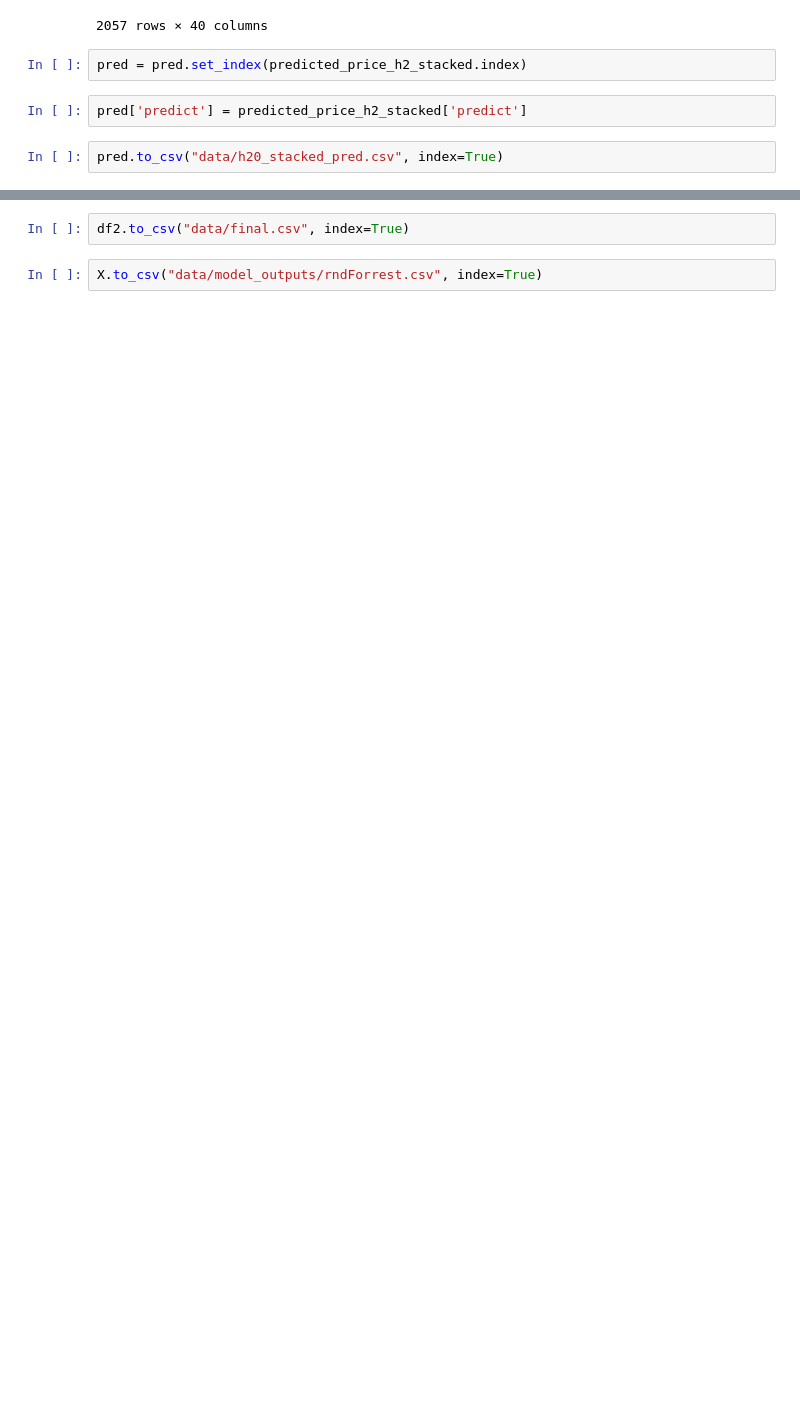
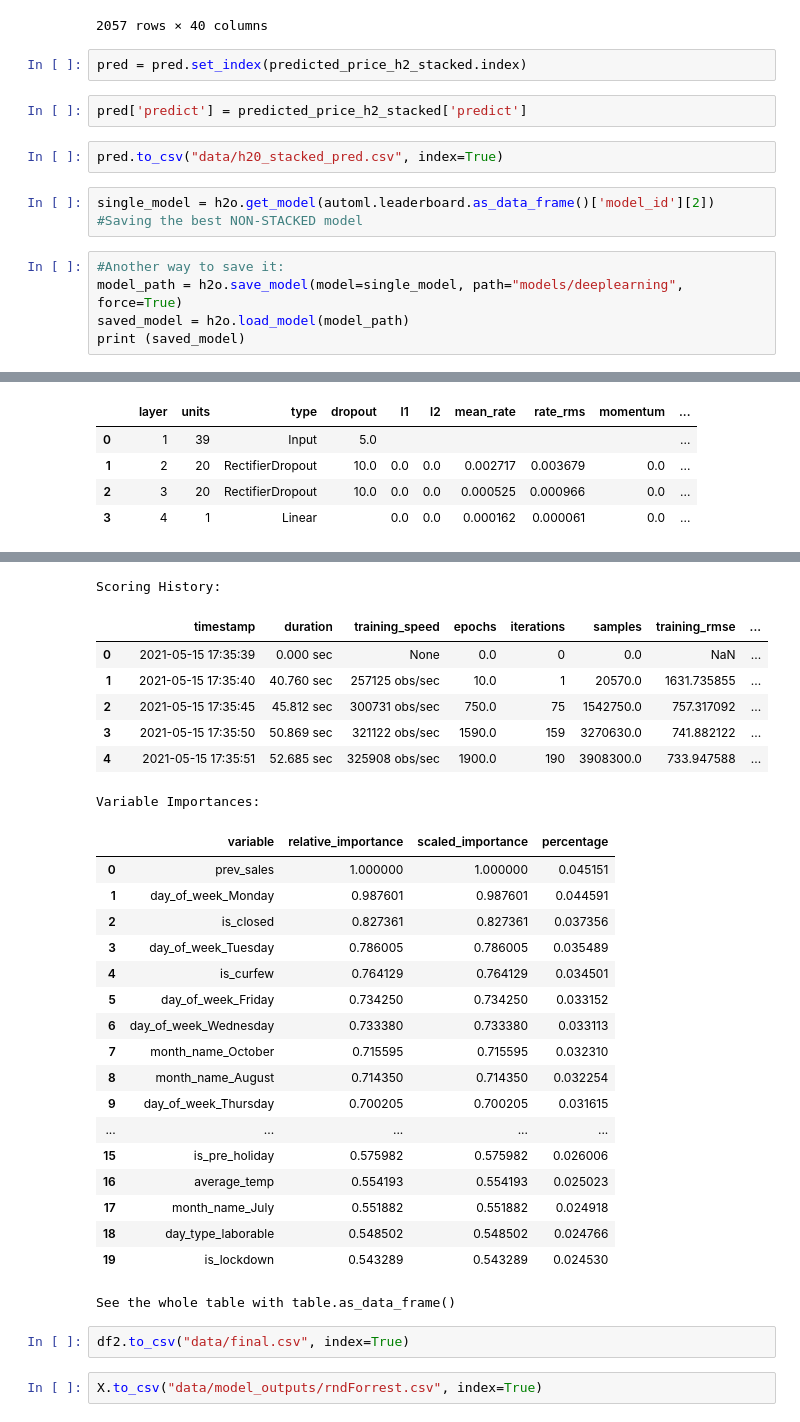
Before and after one commit to FranLeston/CityPlayForecast, a Jupyter notebook: 5-merge_data.ipynb, the cells around one changed output, grey strips where cells are left out. Saved outputs shown, nothing was run; the diff lists cells and outputs as text; blank space fills up the shorter version.

```diff
--- a/5-merge_data.ipynb
+++ b/5-merge_data.ipynb
@@ -538,3 +538,11 @@ pred = pred.set_index(predicted_price_h2_stacked.index)
 pred['predict'] = predicted_price_h2_stacked['predict']
 # %%
 pred.to_csv("data/h20_stacked_pred.csv", index=True)
+# %%
+single_model = h2o.get_model(automl.leaderboard.as_data_frame()['model_id'][2]) #Saving the best NON-STACKED model
+# %%
+#Another way to save it:
+model_path = h2o.save_model(model=single_model, path="models/deeplearning", force=True)
+saved_model = h2o.load_model(model_path)
+print (saved_model)
+# %% [output]
@@ -540,0 +556,5 @@ pred.to_csv("data/h20_stacked_pred.csv", index=True)
+|  |  | layer | units | type | dropout | l1 | l2 | mean_rate | rate_rms | momentum | ... |
+| 0 |  | 1 | 39 | Input | 5.0 |  |  |  |  |  | ... |
+| 1 |  | 2 | 20 | RectifierDropout | 10.0 | 0.0 | 0.0 | 0.002717 | 0.003679 | 0.0 | ... |
+| 2 |  | 3 | 20 | RectifierDropout | 10.0 | 0.0 | 0.0 | 0.000525 | 0.000966 | 0.0 | ... |
+| 3 |  | 4 | 1 | Linear |  | 0.0 | 0.0 | 0.000162 | 0.000061 | 0.0 | ... |
@@ -541,3 +588,29 @@ pred.to_csv("data/h20_stacked_pred.csv", index=True)
+Scoring History:
+|  |  | timestamp | duration | training_speed | epochs | iterations | samples | training_rmse | ... |
+| 0 |  | 2021-05-15 17:35:39 | 0.000 sec | None | 0.0 | 0 | 0.0 | NaN | ... |
+| 1 |  | 2021-05-15 17:35:40 | 40.760 sec | 257125 obs/sec | 10.0 | 1 | 20570.0 | 1631.735855 | ... |
+| 2 |  | 2021-05-15 17:35:45 | 45.812 sec | 300731 obs/sec | 750.0 | 75 | 1542750.0 | 757.317092 | ... |
+| 3 |  | 2021-05-15 17:35:50 | 50.869 sec | 321122 obs/sec | 1590.0 | 159 | 3270630.0 | 741.882122 | ... |
+| 4 |  | 2021-05-15 17:35:51 | 52.685 sec | 325908 obs/sec | 1900.0 | 190 | 3908300.0 | 733.947588 | ... |
+Variable Importances:
+|  | variable | relative_importance | scaled_importance | percentage |
+| 0 | prev_sales | 1.000000 | 1.000000 | 0.045151 |
+| 1 | day_of_week_Monday | 0.987601 | 0.987601 | 0.044591 |
+| 2 | is_closed | 0.827361 | 0.827361 | 0.037356 |
+| 3 | day_of_week_Tuesday | 0.786005 | 0.786005 | 0.035489 |
+| 4 | is_curfew | 0.764129 | 0.764129 | 0.034501 |
+| 5 | day_of_week_Friday | 0.734250 | 0.734250 | 0.033152 |
+| 6 | day_of_week_Wednesday | 0.733380 | 0.733380 | 0.033113 |
+| 7 | month_name_October | 0.715595 | 0.715595 | 0.032310 |
+| 8 | month_name_August | 0.714350 | 0.714350 | 0.032254 |
+| 9 | day_of_week_Thursday | 0.700205 | 0.700205 | 0.031615 |
+| ... | ... | ... | ... | ... |
+| 15 | is_pre_holiday | 0.575982 | 0.575982 | 0.026006 |
+| 16 | average_temp | 0.554193 | 0.554193 | 0.025023 |
+| 17 | month_name_July | 0.551882 | 0.551882 | 0.024918 |
+| 18 | day_type_laborable | 0.548502 | 0.548502 | 0.024766 |
+| 19 | is_lockdown | 0.543289 | 0.543289 | 0.024530 |
+See the whole table with table.as_data_frame()
 # %%
 df2.to_csv("data/final.csv", index=True)
 # %%
```
Also changed, not shown: parts of 8 cells of this notebook, 6 other files.
